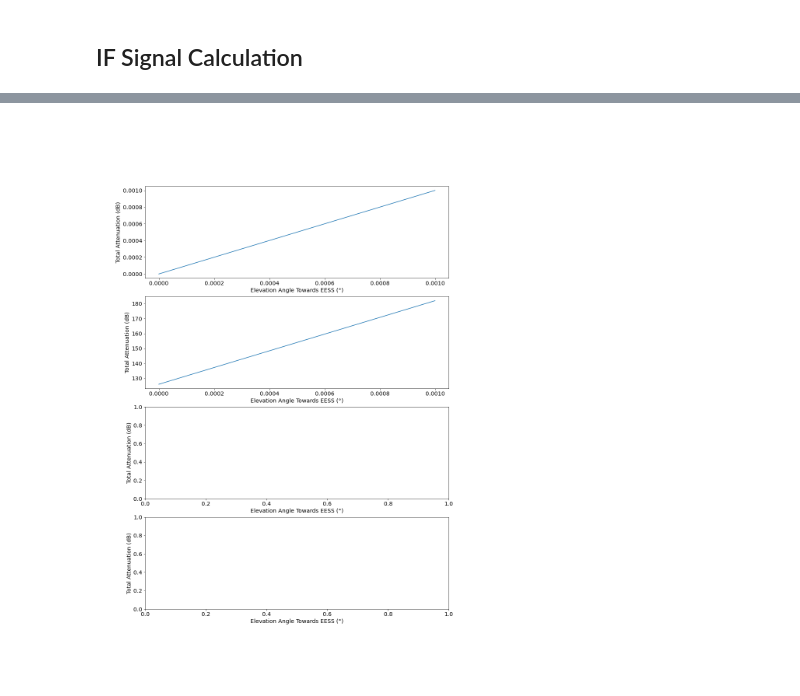
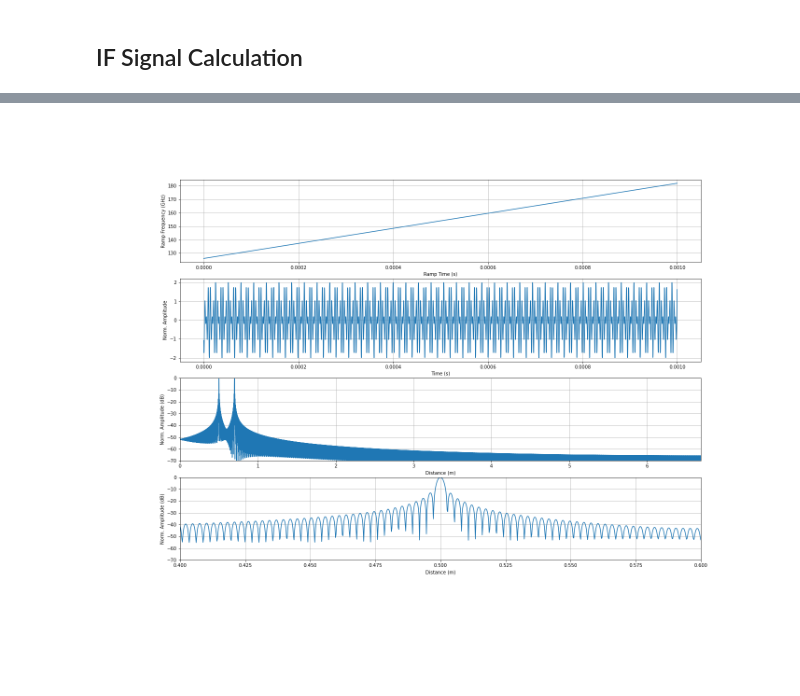
Before and after one commit to skuep2/mybinder-test, a Jupyter notebook: notebooks/simIF.ipynb, the cells around one changed output, grey strips where cells are left out. Cells and saved outputs as stored; diff of their text form; code cells hidden in the pictures; blank space fills up the shorter version.

```diff
--- a/notebooks/simIF.ipynb
+++ b/notebooks/simIF.ipynb
@@ -79,0 +58,7 @@ ProcConf 1: ProcConf(name='ProcConf0', nfft=65536)
+# %%
+Radar = Radar_Model('Radar0')
+Targets = [
+           Target_Model('Target0',0.5,0,1,0),       # Create a first target
+           Target_Model('Target1',0.7,0,1,0)        # Create a second target
+          ]
+ProcConf = Processing_Config('ProcConf0')
@@ -92,9 +107,10 @@ def calcAxes(Radar_Model, Processing_Config):
     Axes.ft_sweep_freq_axis = Radar_Model.f_start + Axes.ft_sweep_samples * span / sweep_points
 
     # Fast Time Range-Domain Axis Calculation
-    Axes.ft_range_samples = np.arange(0, Processing_Config.nfft // 2)
+    Axes.ft_range_samples = np.arange(0, Processing_Config.nfft//2)
     Axes.ft_range_freq_axis = Axes.ft_range_samples * sweep_points / Radar_Model.t_ramp / Processing_Config.nfft
-    Axes.ft_range_dist_axis = Axes.ft_range_samples * sweep_points / np.abs(span) / 2 * const.c / Processing_Config.nfft
+    Axes.ft_range_time_axis = Axes.ft_range_samples * sweep_points / np.abs(span) / Processing_Config.nfft                         # Roundtrip delay
+    Axes.ft_range_dist_axis = Axes.ft_range_samples * sweep_points / np.abs(span) / 2 * const.c / Processing_Config.nfft           # Distance (freespace)
     return Axes
 # %%
 # Test of Axes Generation
@@ -141,38 +163,61 @@ def calcIF(Radar, Target, Axes):
     return IF
+# %%
+def calcRP(if_signal, ProcConf):
+    if_signal_spectrum = np.fft.ifft(if_signal,ProcConf.nfft)*ProcConf.nfft/len(if_signal)
+    if_signal_spectrum = if_signal_spectrum *2
+    return if_signal_spectrum
 # %%
 %matplotlib widget
 import ipywidgets as interactive
 import matplotlib.pyplot as plt
 import numpy as np
 
-plt.rcParams["figure.figsize"] = (14,20)
+plt.rcParams["figure.figsize"] = (20,15)
 fig = plt.figure()
-ax_time = fig.add_subplot(411)
-ax_frequency = fig.add_subplot(412)
-ax_IF = fig.add_subplot(413)
-ax_RangeProfile = fig.add_subplot(414)
+ax_frequency = fig.add_subplot(411)
+ax_IF = fig.add_subplot(412)
+ax_RangeProfile = fig.add_subplot(413)
+ax_RangeProfile_zoom = fig.add_subplot(414)
 
-#ax.set_ylim(-1, 1)
-#fig_time.grid()
-ax_time.set_xlabel('Elevation Angle Towards EESS (°)')
-ax_time.set_ylabel('Total Attenuation (dB)')
-ax_frequency.set_xlabel('Elevation Angle Towards EESS (°)')
-ax_frequency.set_ylabel('Total Attenuation (dB)')
-ax_IF.set_xlabel('Elevation Angle Towards EESS (°)')
-ax_IF.set_ylabel('Total Attenuation (dB)')
-ax_RangeProfile.set_xlabel('Elevation Angle Towards EESS (°)')
-ax_RangeProfile.set_ylabel('Total Attenuation (dB)')
-
-def updateIF(Radar, Target, Axes, TargetDist):
-    Target.distance=TargetDist
-    updated_IF = calcIF(Radar, Target, Axes)
-    return updated_IF
+ax_frequency.set_xlabel('Ramp Time (s)')
+ax_frequency.set_ylabel('Ramp Frequency (GHz)')
+ax_frequency.grid()
+ax_IF.set_xlabel('Time (s)')
+ax_IF.set_ylabel('Norm. Amplitude')
+ax_IF.grid()
+ax_RangeProfile.set_xlabel('Distance (m)')
+ax_RangeProfile.set_ylabel('Norm. Amplitude (dB)')
+ax_RangeProfile.set_ylim([-70, 0])
+ax_RangeProfile.grid()
+ax_RangeProfile_zoom.set_xlabel('Distance (m)')
+ax_RangeProfile_zoom.set_ylabel('Norm. Amplitude (dB)')
+ax_RangeProfile_zoom.set_ylim([-70, 0])
+ax_RangeProfile_zoom.grid()
 
 
-@interactive.interact(TargetDist=(0.1, 5, 0.1), phi=(0, 5, 0.1))
-def update(TargetDist = Target.distance, phi = 0):
-    [l.remove() for l in ax_frequency.lines]
-    ax_time.plot(Axes.ft_sweep_time_axis, Axes.ft_sweep_time_axis, color='C0')
+@interactive.interact(fStart=(116, 190, 0.1), fStop=(116, 190, 0.1), Target0Dist=(0.001, 2, 0.01), Target0Ampl=(0.001, 1, 0.01), Target1Dist=(0.001, 2, 0.01), Target1Ampl=(0.001, 1, 0.01))
+def update(Target0Dist = Targets[0].distance,Target0Ampl = Targets[0].amplitude, Target1Dist = Targets[1].distance, Target1Ampl = Targets[1].amplitude, fStart = Radar.f_start/1e9, fStop = Radar.f_stop/1e9):
+    [l.remove() for l in ax_frequency.lines];
+    [l.remove() for l in ax_IF.lines];
+    [l.remove() for l in ax_RangeProfile.lines];
+    [l.remove() for l in ax_RangeProfile_zoom.lines];
+    Targets[0].distance = Target0Dist;
+    Targets[1].distance = Target1Dist;
+    Targets[0].amplitude = Target0Ampl;
+    Targets[1].amplitude = Target1Ampl;
+    Radar.f_start = fStart*1e9;
+    Radar.f_stop = fStop*1e9;
+
+    Axes = calcAxes(Radar, ProcConf)
+    IF = calcIF(Radar, Targets, Axes)
+    RP = calcRP(IF, ProcConf)
+
+    ax_RangeProfile.set_xlim([0, max(Axes.ft_range_dist_axis)])
+    ax_RangeProfile_zoom.set_xlim([Target0Dist-0.1, Target0Dist+0.1])
+
+
     ax_frequency.plot(Axes.ft_sweep_time_axis, Axes.ft_sweep_freq_axis/1e9, color='C0')
-    ax_IF.plot(Axes.ft_sweep_time_axis, updateIF(Radar, Target, Axes), color='C0')
+    ax_IF.plot(Axes.ft_sweep_time_axis, IF, color='C0')
+    ax_RangeProfile.plot(Axes.ft_range_dist_axis, 20*np.log10(np.abs(RP[:len(RP)//2])), color='C0')
+    ax_RangeProfile_zoom.plot(Axes.ft_range_dist_axis, 20*np.log10(np.abs(RP[:len(RP)//2])), color='C0')
 # %% [output]
@@ -180 +225 @@ interactive(children=(FloatSlider(value=1.0, description='TargetDist', max=5.0,
-[figure, old version]
+[figure, new version]
```
Also changed, not shown: parts of 18 cells of this notebook.
